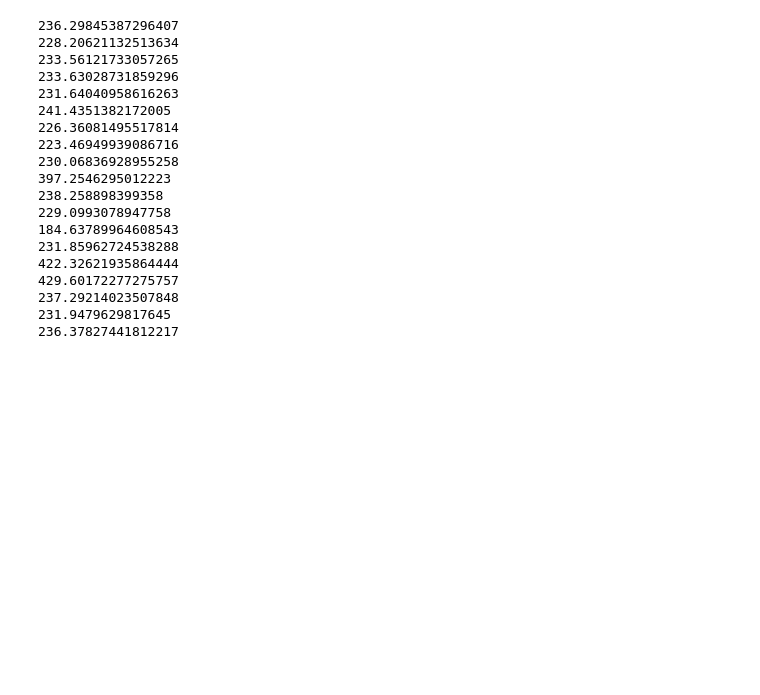
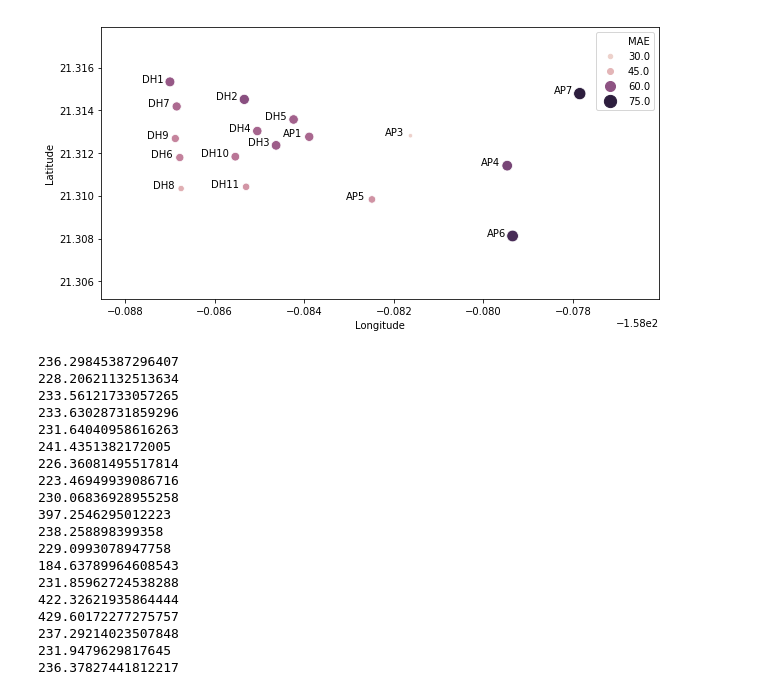
Before and after one commit to albertotb/solar, a Jupyter notebook: notebooks/enet.ipynb, the cells around one changed output. Cells and saved outputs as stored; diff of their text form; code cells hidden in the pictures; blank space fills up the shorter version.

```diff
--- a/notebooks/enet.ipynb
+++ b/notebooks/enet.ipynb
@@ -34,3 +45,12 @@ dtype: float64
+# %%
+plt.subplots(figsize=(10, 5))
+p = sns.scatterplot(x='Longitude', y='Latitude', hue='MAE', size='MAE', data=info.merge(mae), sizes=(20, 150))
+
+for idx, row in info.iterrows():
+     p.text(row['Longitude']-1.5e-4, row['Latitude'], row['location'],
+            horizontalalignment='right', size='medium', color='black')
+# %% [output]
+[figure, added]
 # %%
 for model in res['model'].estimators_:
     print(model.alpha_)
```
Also changed, not shown: parts of 13 cells of this notebook, 1 other file.
